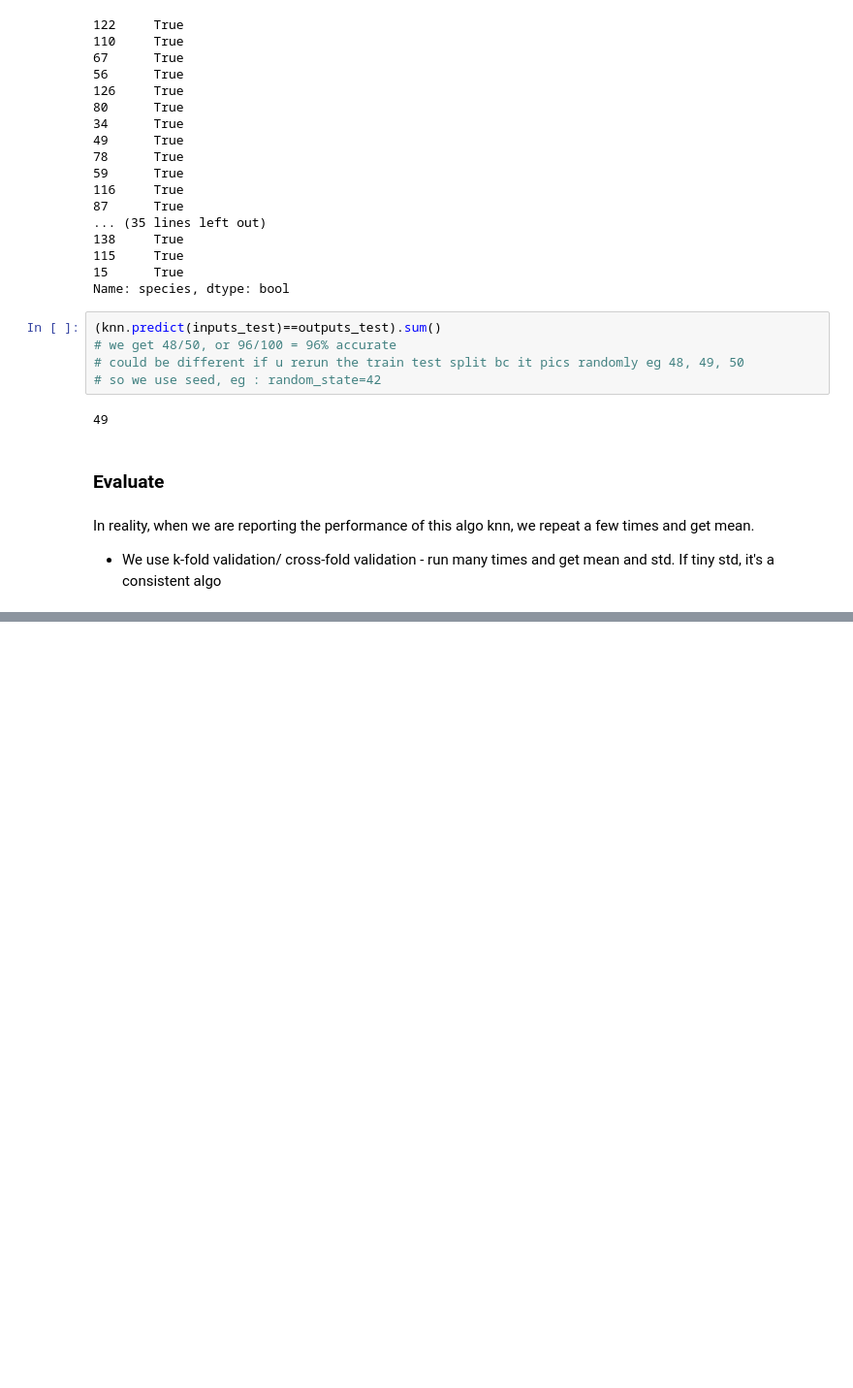
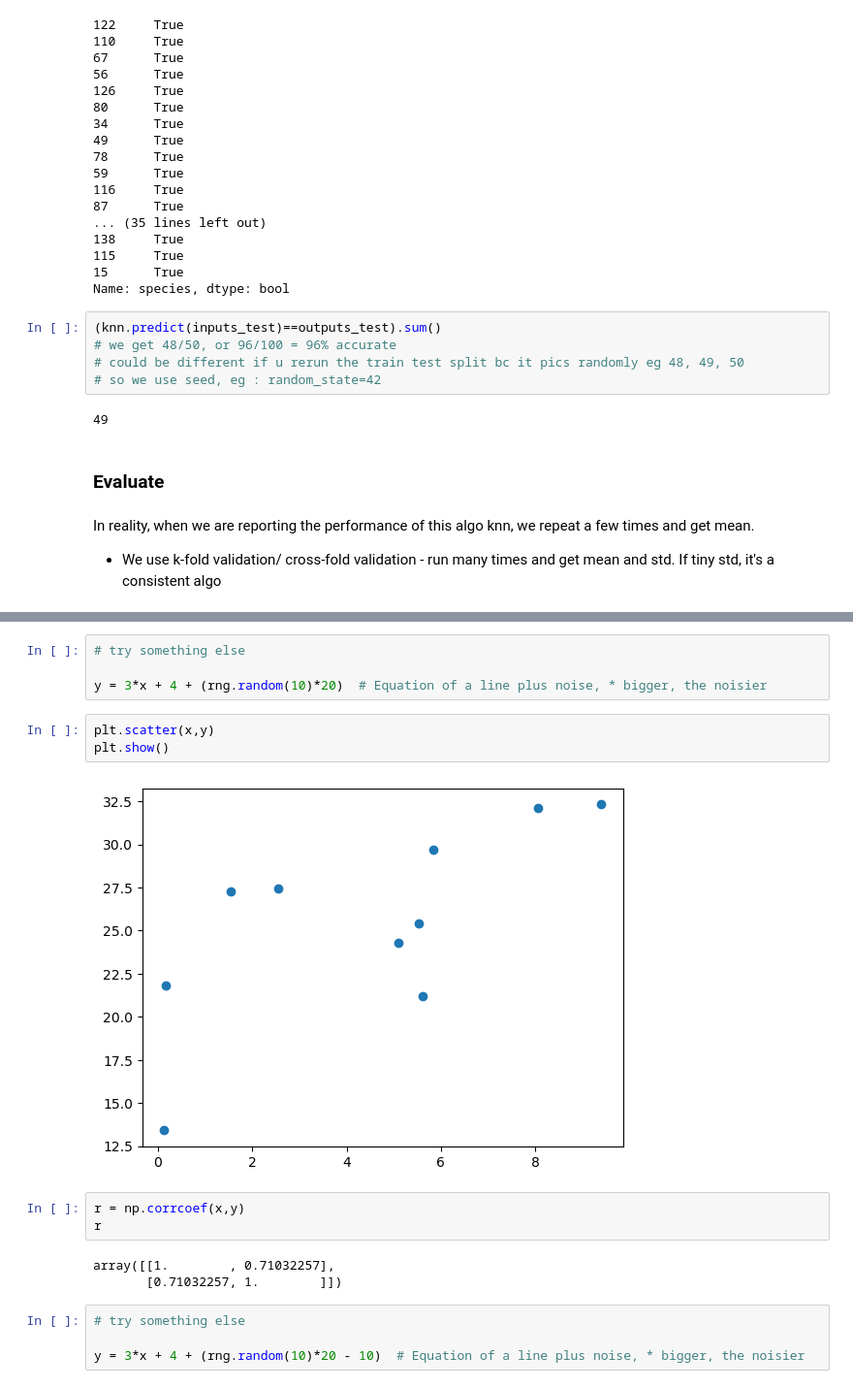
Before and after one commit to nurbujang/myworkw23, a Jupyter notebook: sklearn.ipynb, the cells around one changed output, grey strips where cells are left out. Shown at 97% size. Saved outputs shown, nothing was run; the diff lists cells and outputs as text; blank space fills up the shorter version.

```diff
--- a/sklearn.ipynb
+++ b/sklearn.ipynb
@@ -333,0 +409,19 @@ In reality, when we are reporting the performance of this algo knn, we repeat a
+# %%
+# try something else
+
+y = 3*x + 4 + (rng.random(10)*20)  # Equation of a line plus noise, * bigger, the noisier
+# %%
+plt.scatter(x,y)
+plt.show()
+# %% [output]
+[figure, added]
+# %%
+r = np.corrcoef(x,y)
+r
+# %% [output]
+array([[1.        , 0.71032257],
+       [0.71032257, 1.        ]])
+# %%
+# try something else
+
+y = 3*x + 4 + (rng.random(10)*20 - 10)  # Equation of a line plus noise, * bigger, the noisier
```
Also changed, not shown: parts of 63 cells of this notebook.
